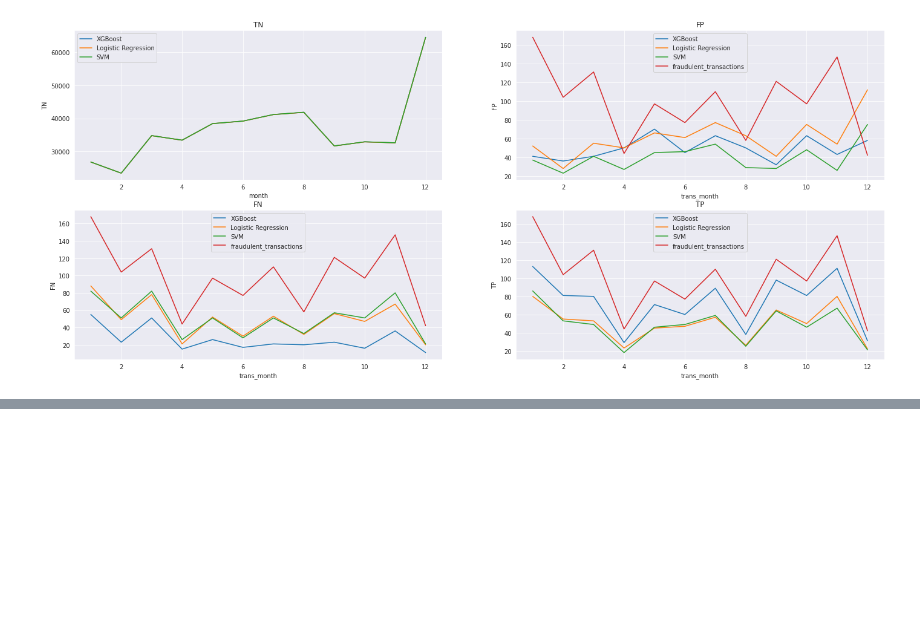
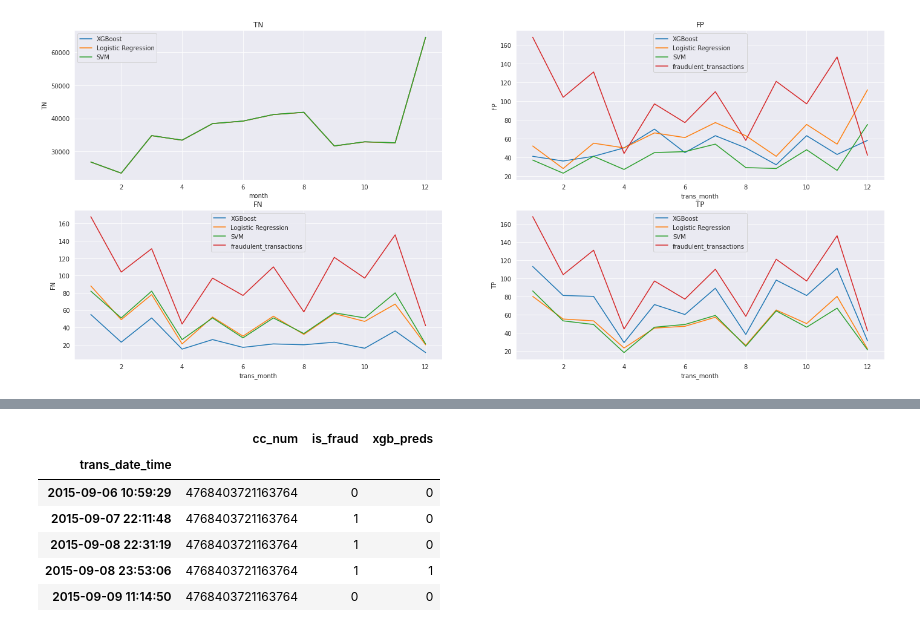
Before and after one commit to ngcheeyuan/Fraud_Detection_Capstone, a Jupyter notebook: Capstone_Final_Model_TS.ipynb, the cells around one changed output, grey strips where cells are left out. Saved outputs shown, nothing was run; the diff lists cells and outputs as text; code cells hidden in the pictures; blank space fills up the shorter version.

```diff
--- a/Capstone_Final_Model_TS.ipynb
+++ b/Capstone_Final_Model_TS.ipynb
@@ -942,0 +980,11 @@ error_analysis
+# %%
+mask = df_test['cc_num'] == 4768403721163764
+df_test[mask]['2015-09-06':'2015-09-09'][['cc_num','is_fraud','xgb_preds']]
+# %% [output]
+|  | cc_num | is_fraud | xgb_preds |
+| trans_date_time |  |  |  |
+| 2015-09-06 10:59:29 | 4768403721163764 | 0 | 0 |
+| 2015-09-07 22:11:48 | 4768403721163764 | 1 | 0 |
+| 2015-09-08 22:31:19 | 4768403721163764 | 1 | 0 |
+| 2015-09-08 23:53:06 | 4768403721163764 | 1 | 1 |
+| 2015-09-09 11:14:50 | 4768403721163764 | 0 | 0 |
```
Also changed, not shown: parts of 15 cells of this notebook.
